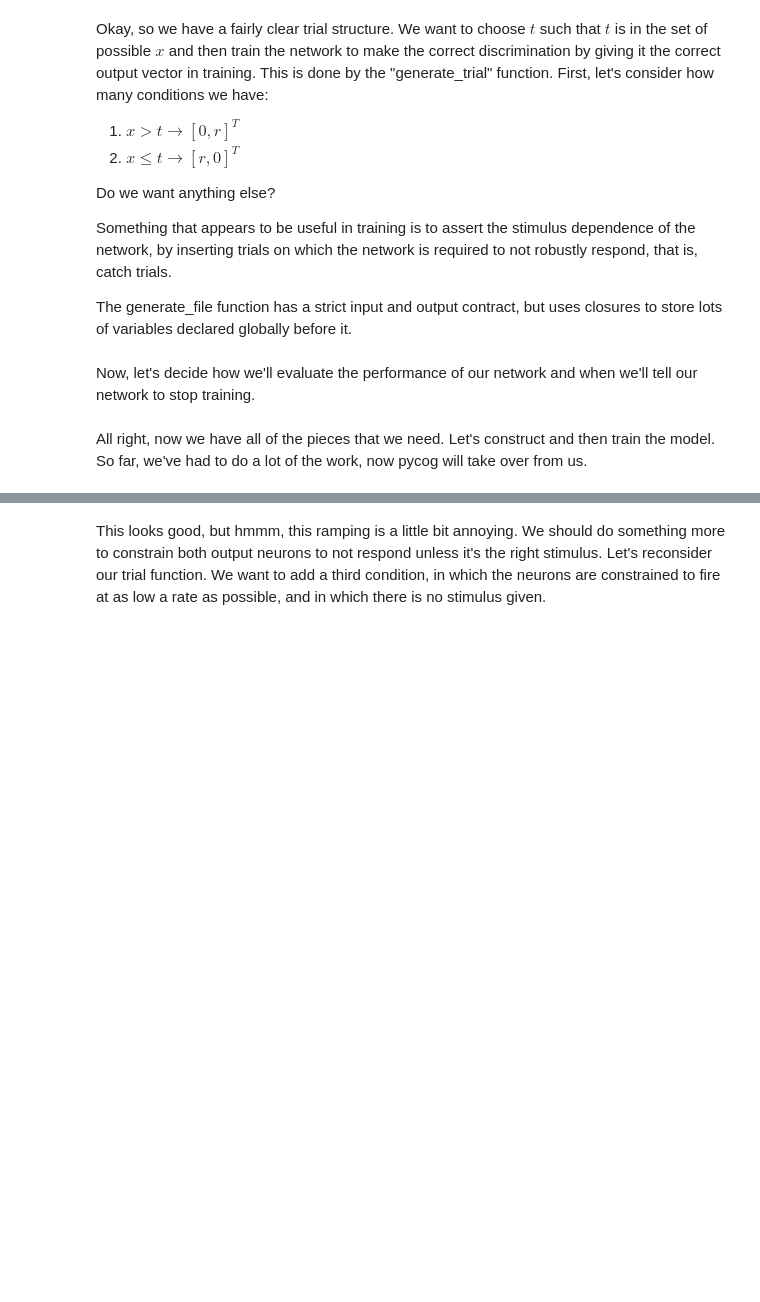
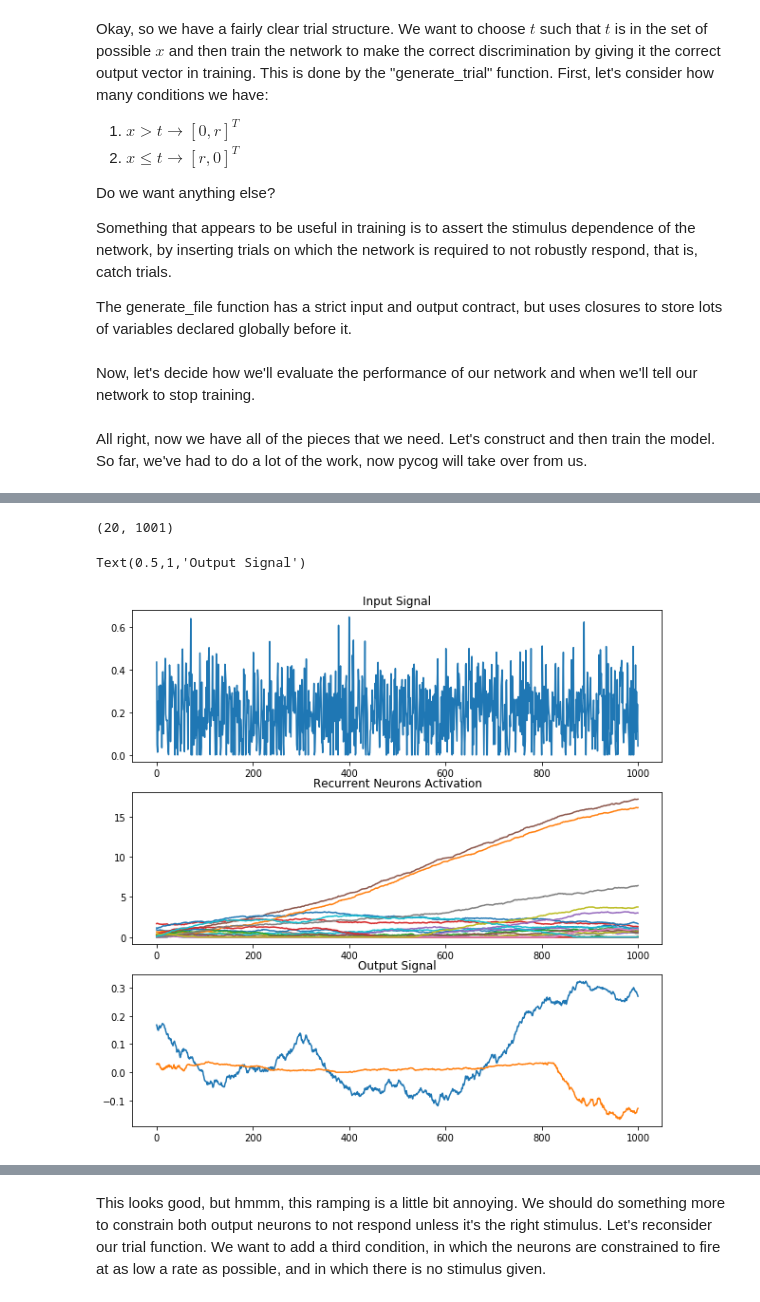
Before and after one commit to Wei-Liang/pycog-workshop, a Jupyter notebook: tutorial/pycog-workshop.ipynb, the cells around one changed output, grey strips where cells are left out. Drawn from its saved outputs; the diff is of its cells as text; code cells hidden in the pictures; blank space fills up the shorter version.

```diff
--- a/tutorial/pycog-workshop.ipynb
+++ b/tutorial/pycog-workshop.ipynb
@@ -153,0 +165,22 @@ ax.set_ylabel('activity')
+# %%
+print(rnn.r.shape)
+# %% [output]
+(20, 1001)
+# %%
+plt.figure(figsize=(10,10))
+plt.subplot(311)
+plt.plot(rnn.t, rnn.u[0])
+plt.title('Input Signal')
+
+plt.subplot(312)
+#plt.imshow(rnn.r, aspect='auto')
+plt.plot(np.transpose(rnn.r))
+plt.title('Recurrent Neurons Activation')
+
+plt.subplot(313)
+plt.plot(rnn.t, rnn.z[0])
+plt.plot(rnn.t, rnn.z[1])
+plt.title('Output Signal')
+# %% [output]
+Text(0.5,1,'Output Signal')
+[figure, added]
```
Also changed, not shown: parts of 10 cells of this notebook, 6 other files.
